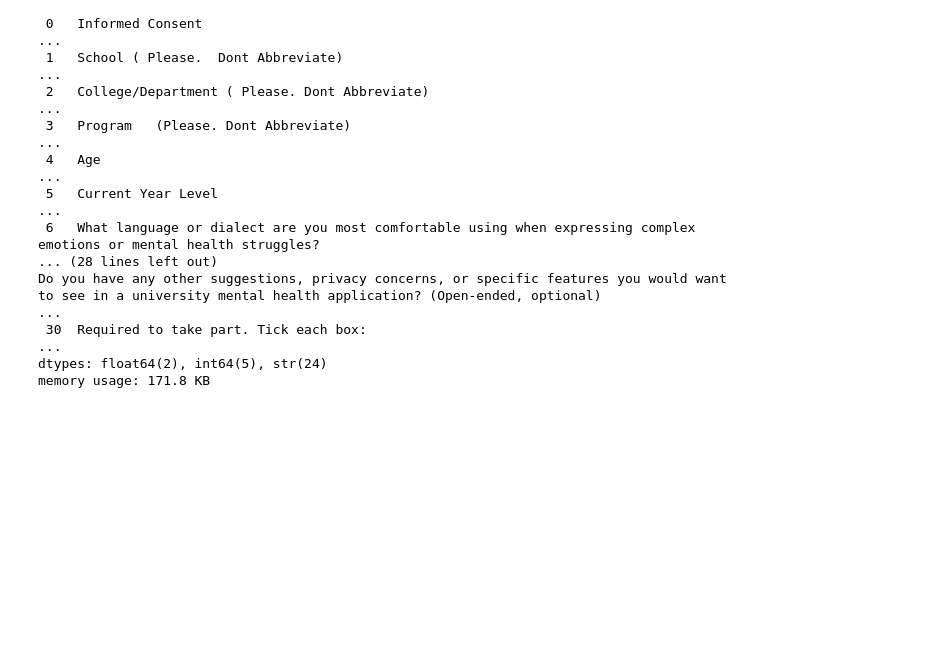
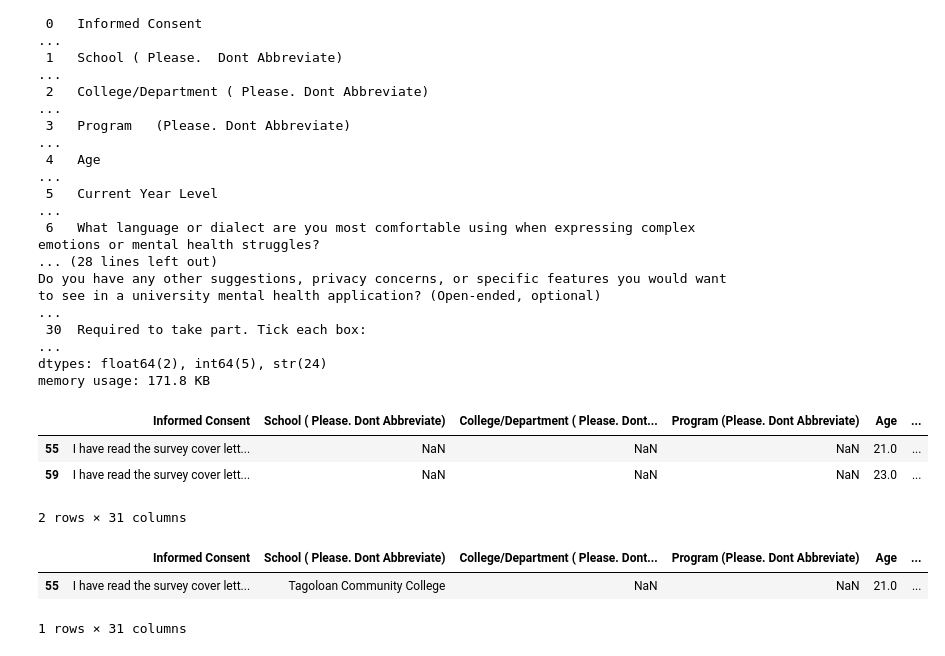
Before and after one commit to JohnLloydCanoy/amuma, a Jupyter notebook: interpretation/interpretation.ipynb, the cells around one changed output. Drawn from its saved outputs; the diff is of its cells as text; code cells hidden in the pictures; blank space fills up the shorter version.

```diff
--- a/interpretation/interpretation.ipynb
+++ b/interpretation/interpretation.ipynb
@@ -41,3 +41,24 @@ Do you have any other suggestions, privacy concerns, or specific features you wo
  30  Required to take part. Tick each box:                                                                                                                                                               ...
 dtypes: float64(2), int64(5), str(24)
 memory usage: 171.8 KB
+# %%
+# View the rows where the School column is missing (null)
+empty_school_rows = df[df["School ( Please.  Dont Abbreviate)"].isnull()]
+
+# Display the result
+empty_school_rows
+# %% [output]
+|  | Informed Consent | School ( Please. Dont Abbreviate) | College/Department ( Please. Dont... | Program (Please. Dont Abbreviate) | Age | ... |
+| 55 | I have read the survey cover lett... | NaN | NaN | NaN | 21.0 | ... |
+| 59 | I have read the survey cover lett... | NaN | NaN | NaN | 23.0 | ... |
+2 rows × 31 columns
+# %%
+# Set the School to Tagoloan Community College where the Year Level is TESDA
+df.loc[df["Current Year Level"] == "TESDA", "School ( Please.  Dont Abbreviate)"] = "Tagoloan Community College"
+
+# Optional: To verify the change, you can display those specific rows
+df[df["Current Year Level"] == "TESDA"]
+# %% [output]
+|  | Informed Consent | School ( Please. Dont Abbreviate) | College/Department ( Please. Dont... | Program (Please. Dont Abbreviate) | Age | ... |
+| 55 | I have read the survey cover lett... | Tagoloan Community College | NaN | NaN | 21.0 | ... |
+1 rows × 31 columns
```
Also changed, not shown: parts of 2 cells of this notebook.
